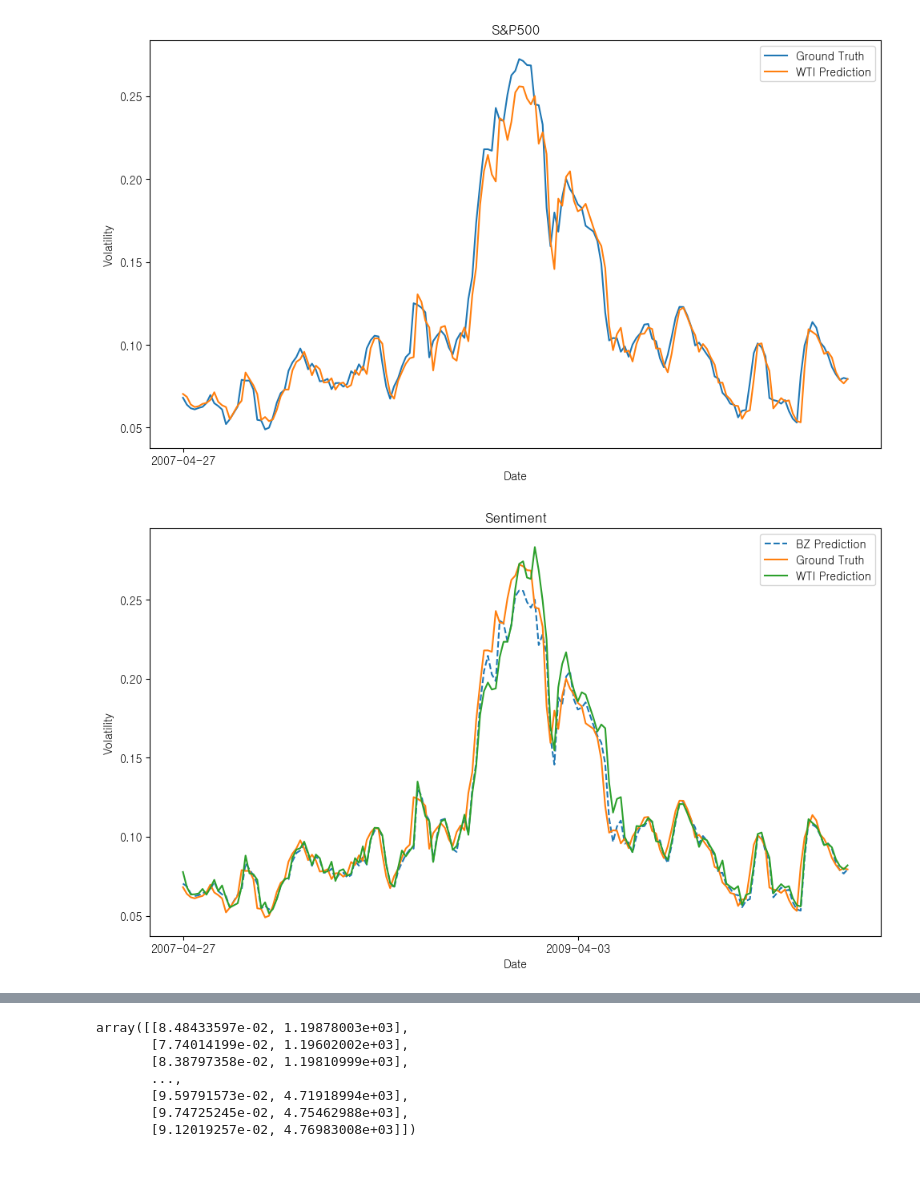
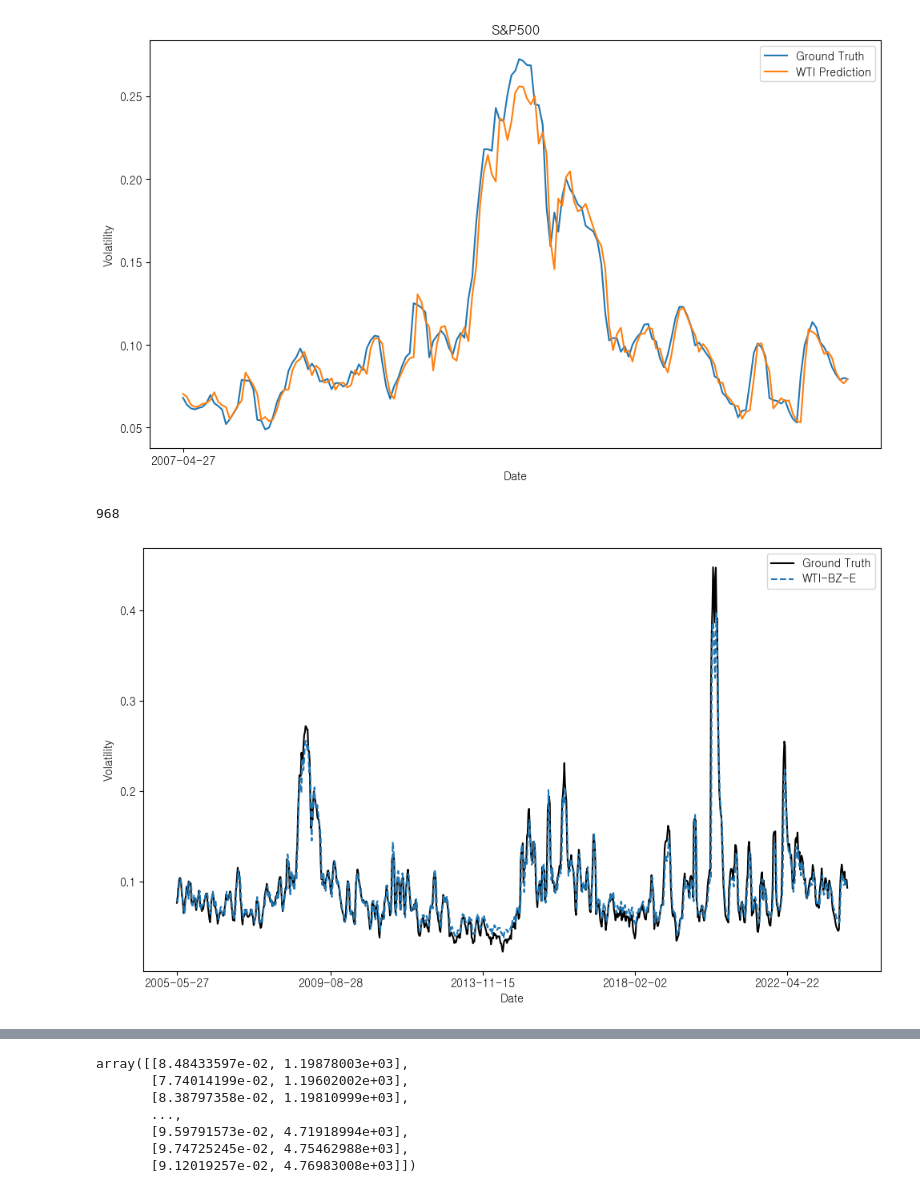
Before and after one commit to kimjuhwan1234/Volatility_Forecasting, a Jupyter notebook: EDA.ipynb, the cells around one changed output, grey strips where cells are left out. Cells and saved outputs as stored; diff of their text form; code cells hidden in the pictures.

```diff
--- a/EDA.ipynb
+++ b/EDA.ipynb
@@ -87,8 +93,8 @@ Scaler object loaded successfully!
 # %% [markdown]
 # Sentiment
 # %%
-BZBZ_Sentiment = pd.read_csv('Files/BZBZ_Sentiment.csv', index_col=0)
-SPBZ_Sentiment = pd.read_csv('Files/SPBZ_Sentiment.csv', index_col=0)
+BZBZ_Sentiment = pd.read_csv('Files/BZBZ_Sentiment_re.csv', index_col=0)
+SPBZ_Sentiment = pd.read_csv('Files/SPBZ_Sentiment_re.csv', index_col=0)
 
 BZBZ_Sentiment.index = pd.to_datetime(BZBZ_Sentiment.index)
 SPBZ_Sentiment.index = pd.to_datetime(SPBZ_Sentiment.index)
@@ -204,20 +208,24 @@ plt.show()
 # %%
 plt.figure(figsize=(10, 6))
 
-start = 100
-end = -700
-plt.plot(pred_inv4.iloc[start:end, 0], label='BZ Prediction', linestyle='--')
-plt.plot(truth_inv5.iloc[start:end, 0], label='Ground Truth')
-plt.plot(pred_inv6.iloc[start:end, 0], label='WTI Prediction')
+start = 0
+end = -1
+plt.plot(truth_inv5.iloc[start:end, 0], label='Ground Truth', color='black', linestyle='-')
+# plt.plot(pred_inv2.iloc[start:end, 0], label='WTI-BZ', linestyle='--')
+plt.plot(pred_inv4.iloc[start:end, 0], label='WTI-BZ-E', linestyle='--')
+# plt.plot(pred_inv6.iloc[start:end, 0], label='WTI-BZ-S', linestyle='--')
+# plt.plot(pred_inv8.iloc[start:end, 0], label='WTI-BZ-ES', linestyle='--')
 
-plt.title('Sentiment')
+print(len(pred_inv4.iloc[start:end, 0]))
+plt.title('')
 plt.xlabel('Date')
 plt.ylabel('Volatility')
 plt.legend()
-plt.xticks(pred_inv6.index[start:end:100])
+plt.xticks(pred_inv6.index[start:end:220])
 plt.tight_layout()
 plt.show()
 # %% [output]
+968
-[figure, old version]
+[figure, new version]
 # %%
 metric_df = pd.DataFrame(
```
Also changed, not shown: parts of 13 cells of this notebook, 21 other files.
